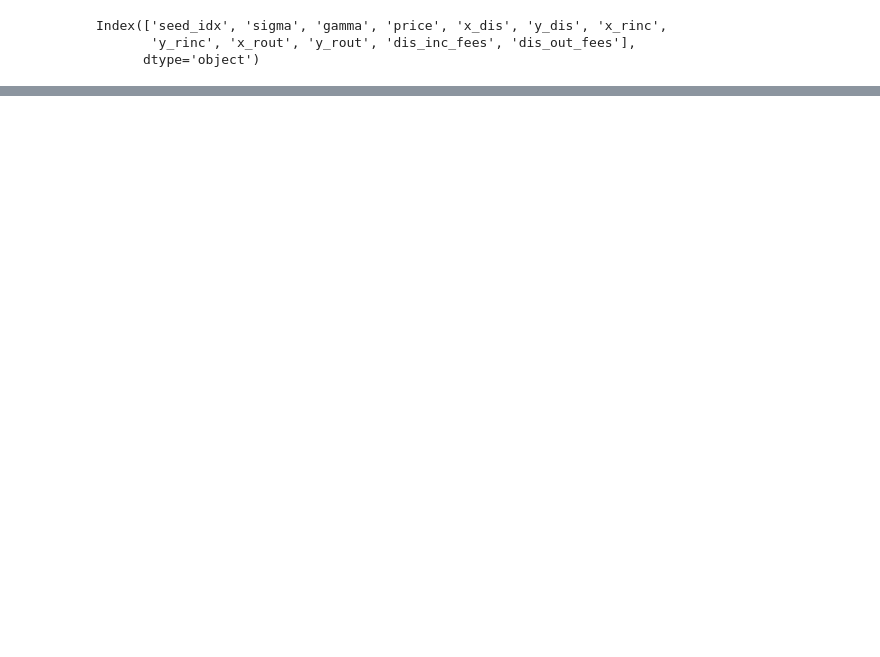
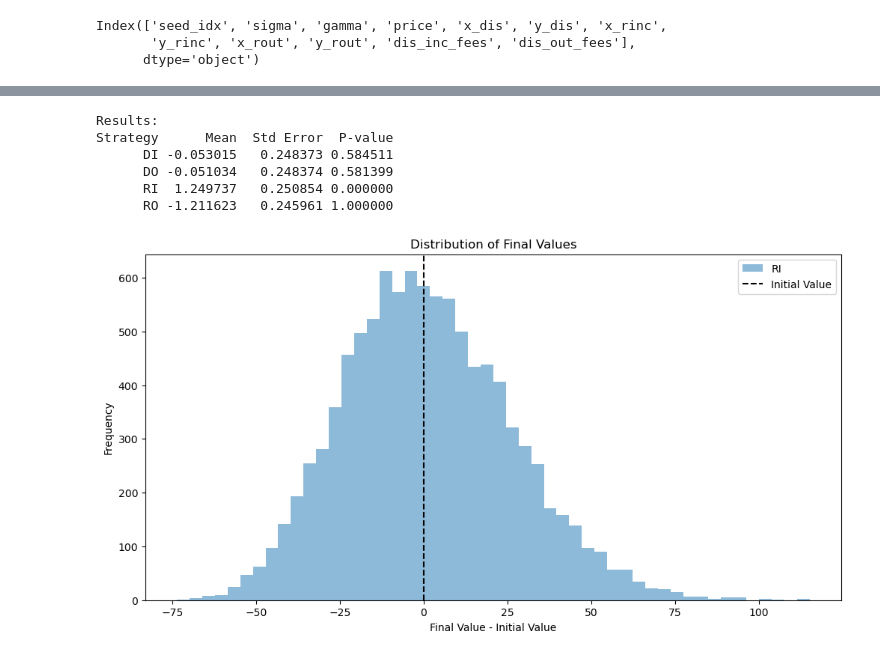
Before and after one commit to WillInvest/Dynamic_AMM, a Jupyter notebook: inf_step_exp/mc_approach/crazy.ipynb, the cells around one changed output, grey strips where cells are left out. Cells and saved outputs as stored; diff of their text form; code cells hidden in the pictures; blank space fills up the shorter version.

```diff
--- a/inf_step_exp/mc_approach/crazy.ipynb
+++ b/inf_step_exp/mc_approach/crazy.ipynb
@@ -146,0 +251,36 @@ Error:
+# %%
+# Display results
+import pandas as pd
+
+results = pd.DataFrame({
+    'Strategy': ['DI', 'DO', 'RI', 'RO'],
+    'Mean': means,
+    'Std Error': std_err,
+    'P-value': p_values
+})
+
+print("\nResults:")
+print(results.to_string(index=False, float_format=lambda x: f'{x:.6f}'))
+
+# Optional: Plot the distributions
+import matplotlib.pyplot as plt
+
+plt.figure(figsize=(12, 6))
+# plt.hist(vDI - 200, bins=50, alpha=0.5, label='DI')
+# plt.hist(vDO - 200, bins=50, alpha=0.5, label='DO')
+plt.hist(vRI - 200, bins=50, alpha=0.5, label='RI')
+# plt.hist(vRO - 200, bins=50, alpha=0.5, label='RO')
+plt.axvline(x=0, color='black', linestyle='--', label='Initial Value')
+plt.xlabel('Final Value - Initial Value')
+plt.ylabel('Frequency')
+plt.title('Distribution of Final Values')
+plt.legend()
+plt.show()
+# %% [output]
+Results:
+Strategy      Mean  Std Error  P-value
+      DI -0.053015   0.248373 0.584511
+      DO -0.051034   0.248374 0.581399
+      RI  1.249737   0.250854 0.000000
+      RO -1.211623   0.245961 1.000000
+[figure, added]
```
Also changed, not shown: parts of 9 cells of this notebook, 27 other files.
